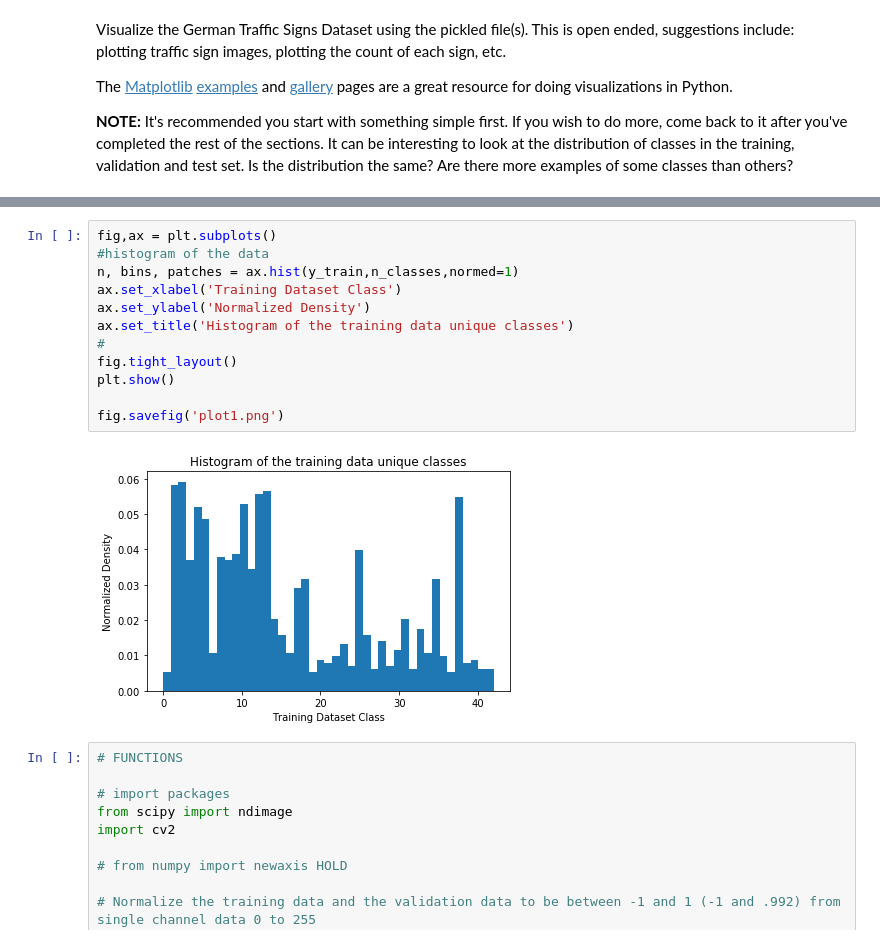
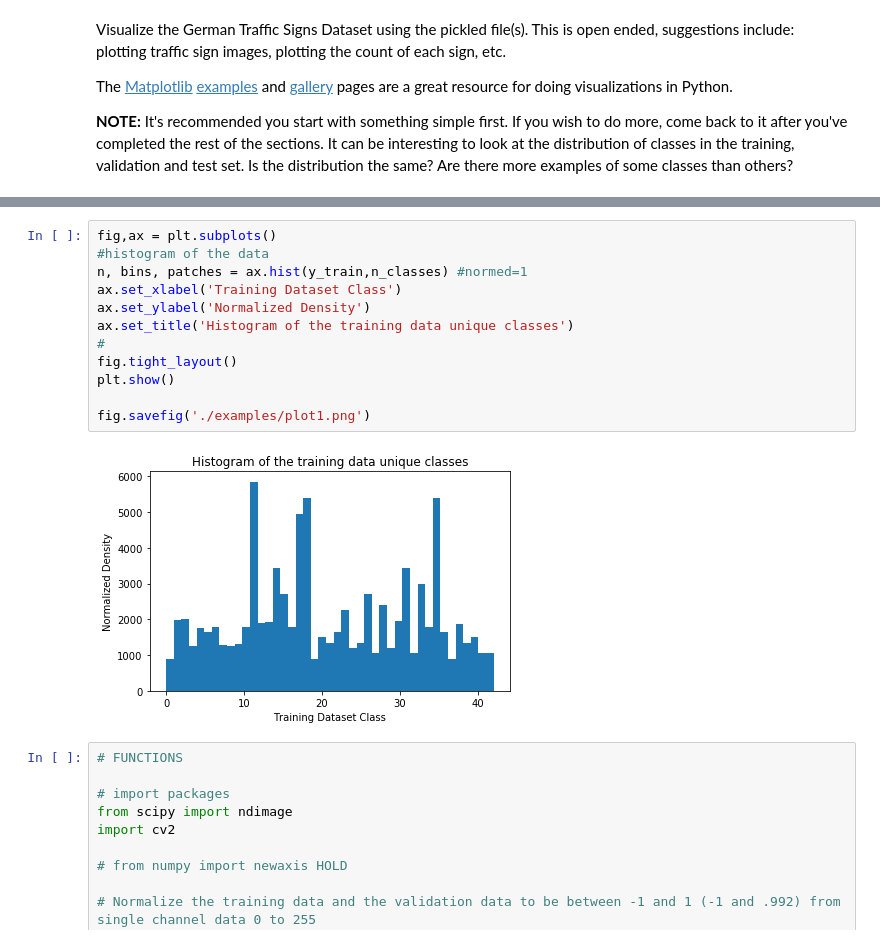
Before and after one commit to CHUCK-P/Traffic_Sign_Classifier, a Jupyter notebook: Traffic_Sign_Classifier.ipynb, the cells around one changed output, grey strips where cells are left out. Drawn from its saved outputs; the diff is of its cells as text.

```diff
--- a/Traffic_Sign_Classifier.ipynb
+++ b/Traffic_Sign_Classifier.ipynb
@@ -114,17 +114,17 @@ print(y_train[index])
 # %%
 fig,ax = plt.subplots()
 #histogram of the data
-n, bins, patches = ax.hist(y_train,n_classes,normed=1)
+n, bins, patches = ax.hist(y_train,n_classes) #normed=1
 ax.set_xlabel('Training Dataset Class')
 ax.set_ylabel('Normalized Density')
 ax.set_title('Histogram of the training data unique classes')
 #
 fig.tight_layout()
 plt.show()
 
-fig.savefig('plot1.png')
+fig.savefig('./examples/plot1.png')
 # %% [output]
-[figure, old version]
+[figure, new version]
 # %%
 # FUNCTIONS
 
```
Also changed, not shown: parts of 11 cells of this notebook, 3 other files.
